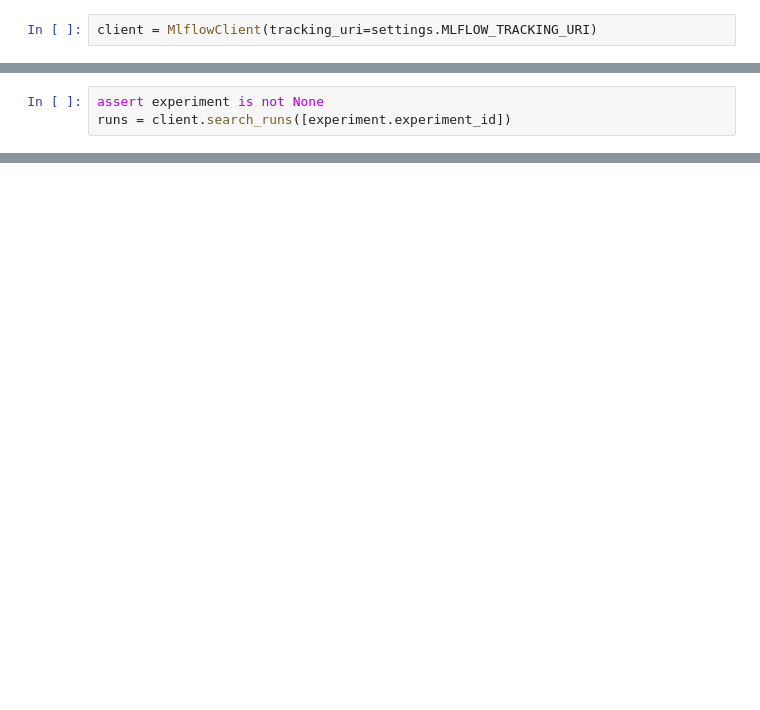
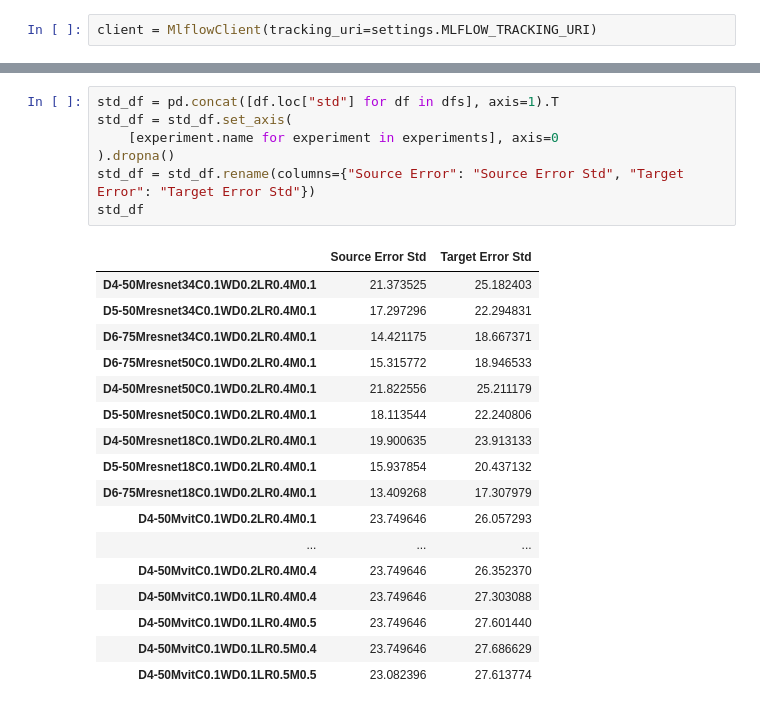
Before and after one commit to dgcnz/overfitting-net, a Jupyter notebook: notebooks/mlflowstats.ipynb, the cells around one changed output, grey strips where cells are left out. Cells and saved outputs as stored; diff of their text form; blank space fills up the shorter version.

```diff
--- a/notebooks/mlflowstats.ipynb
+++ b/notebooks/mlflowstats.ipynb
@@ -24,3 +42,0 @@ experiment.name
-# %%
-assert experiment is not None
-runs = client.search_runs([experiment.experiment_id])
@@ -90,0 +224,25 @@ data/video/910-wooden_spoon-5-65.mp4
+# %%
+std_df = pd.concat([df.loc["std"] for df in dfs], axis=1).T
+std_df = std_df.set_axis(
+    [experiment.name for experiment in experiments], axis=0
+).dropna()
+std_df = std_df.rename(columns={"Source Error": "Source Error Std", "Target Error": "Target Error Std"})
+std_df
+# %% [output]
+|  | Source Error Std | Target Error Std |
+| D4-50Mresnet34C0.1WD0.2LR0.4M0.1 | 21.373525 | 25.182403 |
+| D5-50Mresnet34C0.1WD0.2LR0.4M0.1 | 17.297296 | 22.294831 |
+| D6-75Mresnet34C0.1WD0.2LR0.4M0.1 | 14.421175 | 18.667371 |
+| D6-75Mresnet50C0.1WD0.2LR0.4M0.1 | 15.315772 | 18.946533 |
+| D4-50Mresnet50C0.1WD0.2LR0.4M0.1 | 21.822556 | 25.211179 |
+| D5-50Mresnet50C0.1WD0.2LR0.4M0.1 | 18.113544 | 22.240806 |
+| D4-50Mresnet18C0.1WD0.2LR0.4M0.1 | 19.900635 | 23.913133 |
+| D5-50Mresnet18C0.1WD0.2LR0.4M0.1 | 15.937854 | 20.437132 |
+| D6-75Mresnet18C0.1WD0.2LR0.4M0.1 | 13.409268 | 17.307979 |
+| D4-50MvitC0.1WD0.2LR0.4M0.1 | 23.749646 | 26.057293 |
+| ... | ... | ... |
+| D4-50MvitC0.1WD0.2LR0.4M0.4 | 23.749646 | 26.352370 |
+| D4-50MvitC0.1WD0.1LR0.4M0.4 | 23.749646 | 27.303088 |
+| D4-50MvitC0.1WD0.1LR0.4M0.5 | 23.749646 | 27.601440 |
+| D4-50MvitC0.1WD0.1LR0.5M0.4 | 23.749646 | 27.686629 |
+| D4-50MvitC0.1WD0.1LR0.5M0.5 | 23.082396 | 27.613774 |
```
Also changed, not shown: parts of 22 cells of this notebook, 29 other files.
